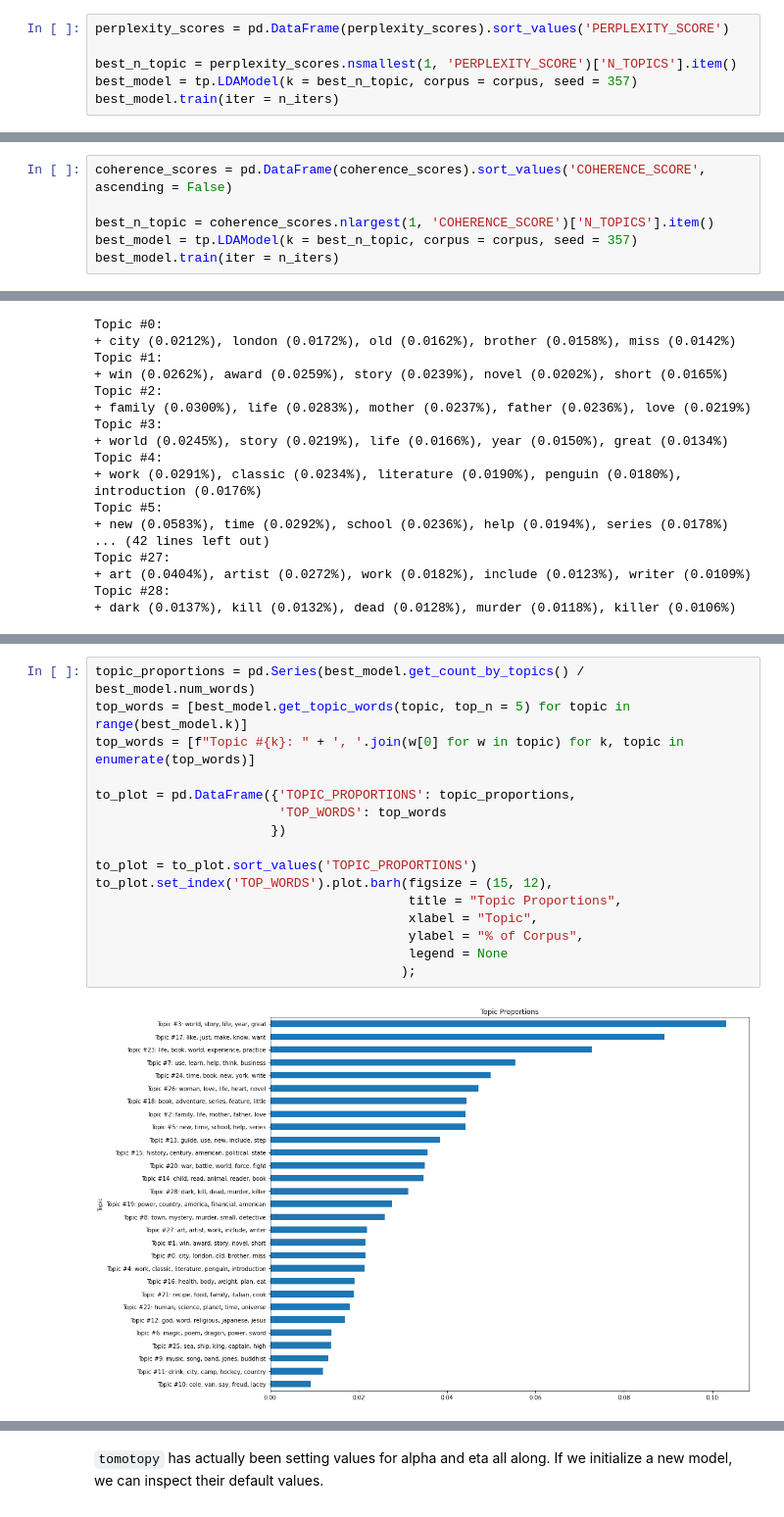
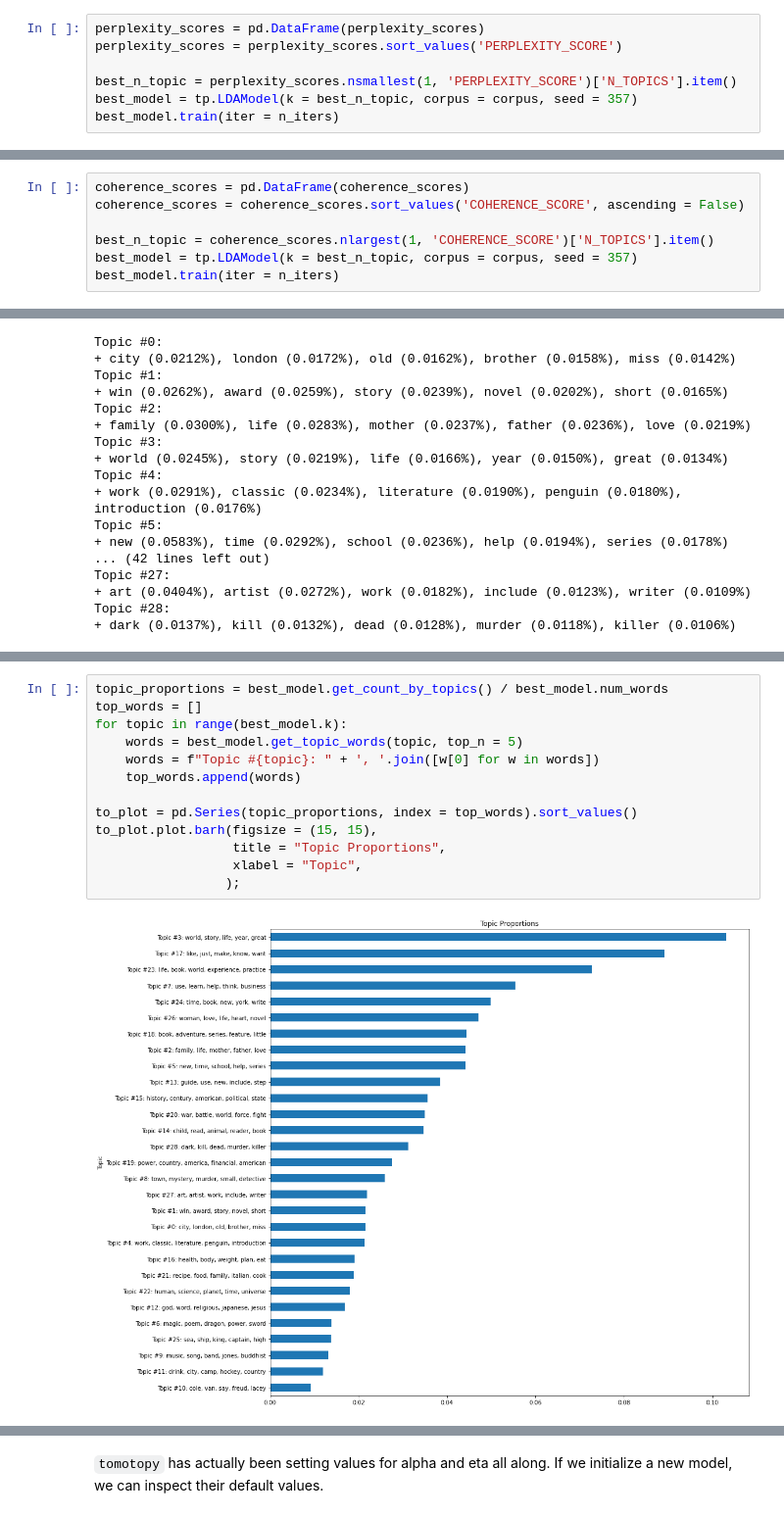
Before and after one commit to ucdavisdatalab/workshop_getting_started_with_textual_data, a Jupyter notebook: 06_topic-modeling.ipynb, the cells around one changed output, grey strips where cells are left out. Shown: that part at 98% size. Drawn from its saved outputs; the diff is of its cells as text.

```diff
--- a/06_topic-modeling.ipynb
+++ b/06_topic-modeling.ipynb
@@ -505,7 +505,8 @@ for k in n_topic_range:
 Let's convert the results to a dataframe and, while we're at it, train a model with the best-scoring number of
 topics.
 # %%
-perplexity_scores = pd.DataFrame(perplexity_scores).sort_values('PERPLEXITY_SCORE')
+perplexity_scores = pd.DataFrame(perplexity_scores)
+perplexity_scores = perplexity_scores.sort_values('PERPLEXITY_SCORE')
 
 best_n_topic = perplexity_scores.nsmallest(1, 'PERPLEXITY_SCORE')['N_TOPICS'].item()
 best_model = tp.LDAModel(k = best_n_topic, corpus = corpus, seed = 357)
@@ -592,7 +593,8 @@ for k in n_topic_range:
 # %% [markdown]
 Let's format the scores, find the best one, and train a model on that.
 # %%
-coherence_scores = pd.DataFrame(coherence_scores).sort_values('COHERENCE_SCORE', ascending = False)
+coherence_scores = pd.DataFrame(coherence_scores)
+coherence_scores = coherence_scores.sort_values('COHERENCE_SCORE', ascending = False)
 
 best_n_topic = coherence_scores.nlargest(1, 'COHERENCE_SCORE')['N_TOPICS'].item()
 best_model = tp.LDAModel(k = best_n_topic, corpus = corpus, seed = 357)
@@ -644,21 +652,18 @@ parse the logic – it combines all the pieces we've used above.
-# %%
-topic_proportions = pd.Series(best_model.get_count_by_topics() / best_model.num_words)
-top_words = [best_model.get_topic_words(topic, top_n = 5) for topic in range(best_model.k)]
-top_words = [f"Topic #{k}: " + ', '.join(w[0] for w in topic) for k, topic in enumerate(top_words)]
-
-to_plot = pd.DataFrame({'TOPIC_PROPORTIONS': topic_proportions,
-                        'TOP_WORDS': top_words
-                       })
-
-to_plot = to_plot.sort_values('TOPIC_PROPORTIONS')
-to_plot.set_index('TOP_WORDS').plot.barh(figsize = (15, 12),
-                                         title = "Topic Proportions",
-                                         xlabel = "Topic",
-                                         ylabel = "% of Corpus",
-                                         legend = None
-                                        );
-# %% [output]
-[figure, removed]
+# %%
+topic_proportions = best_model.get_count_by_topics() / best_model.num_words
+top_words = []
+for topic in range(best_model.k):
+    words = best_model.get_topic_words(topic, top_n = 5)
+    words = f"Topic #{topic}: " + ', '.join([w[0] for w in words])
+    top_words.append(words)
+
+to_plot = pd.Series(topic_proportions, index = top_words).sort_values()
+to_plot.plot.barh(figsize = (15, 15),
+                  title = "Topic Proportions",
+                  xlabel = "Topic",
+                 );
+# %% [output]
+[figure, added]
 # %% [markdown]
 Fine Tuning: Advanced
 ---------------------------
```
Also changed, not shown: parts of 40 cells of this notebook, 2 other files.
